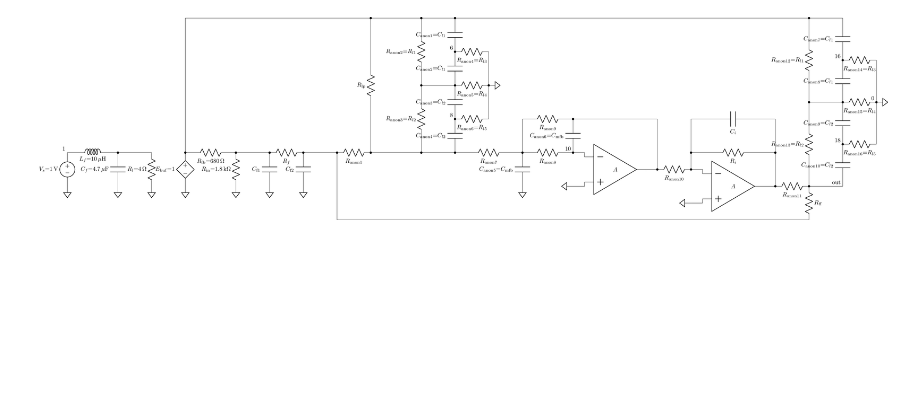
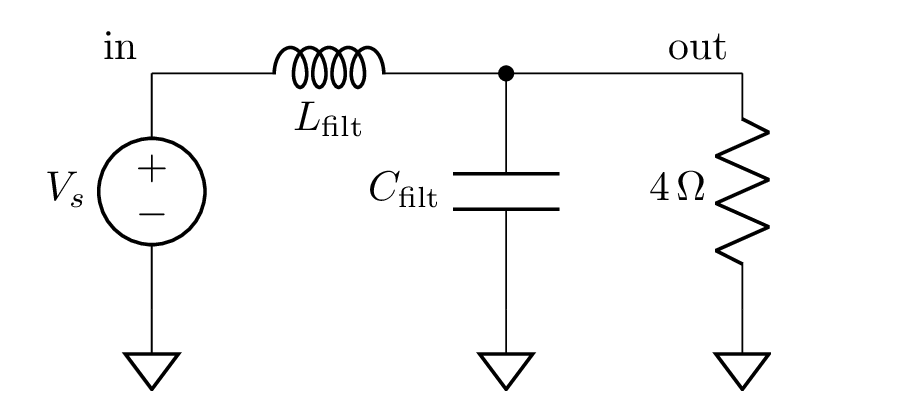
Before and after one commit to aaronlockhartdev/class-d-amp, a Jupyter notebook: loop_analysis/python/lcapy.ipynb, the cells around one changed output. Drawn from its saved outputs; the diff is of its cells as text; code cells hidden in the pictures; blank space fills up the shorter version.

```diff
--- a/loop_analysis/python/lcapy.ipynb
+++ b/loop_analysis/python/lcapy.ipynb
@@ -1,8 +1,9 @@
 # %%
 import lcapy
 from lcapy import s
-ckt = lcapy.Circuit('../sym_analysis/lcapy/class_d_bp.sch')
-ckt.draw()
-# %% [output]
-[figure, removed]
+# %%
+lpf_ckt = lcapy.Circuit('../sym_analysis/lcapy/lpf.sch')
+lpf_ckt.draw()
+# %% [output]
+[figure, added]
 # %%
```
Also changed, not shown: parts of 6 cells of this notebook, 18 other files.
